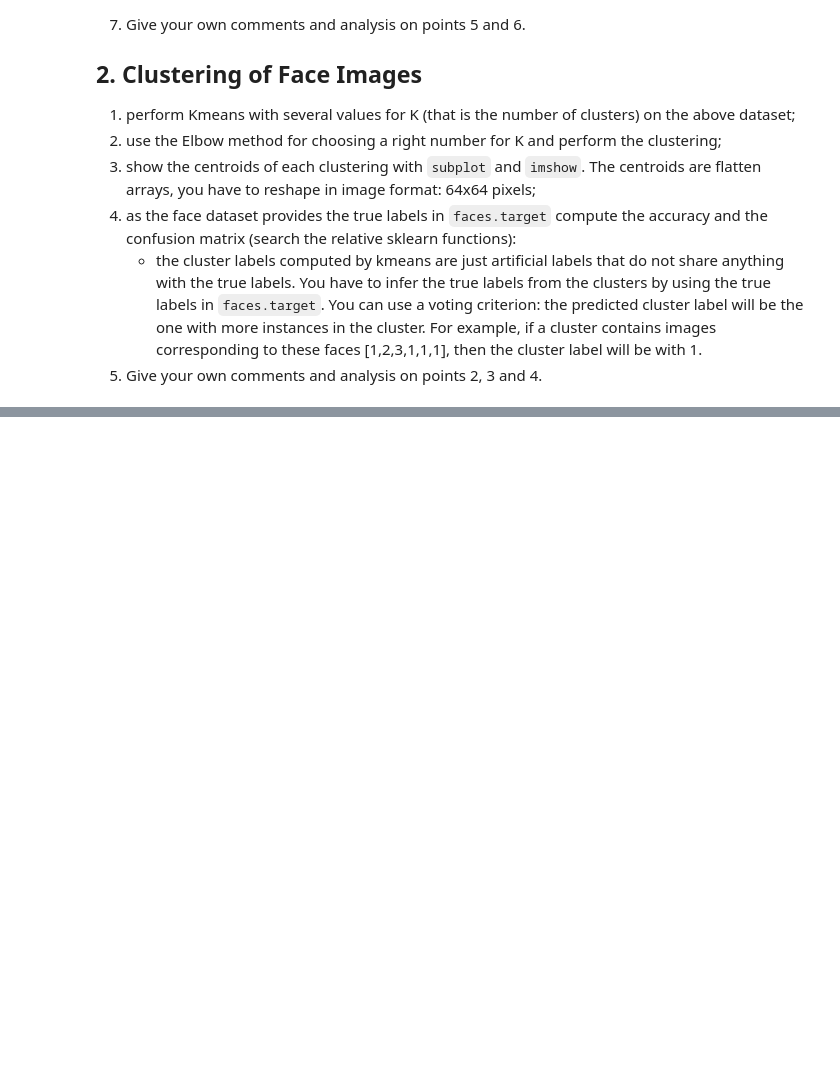
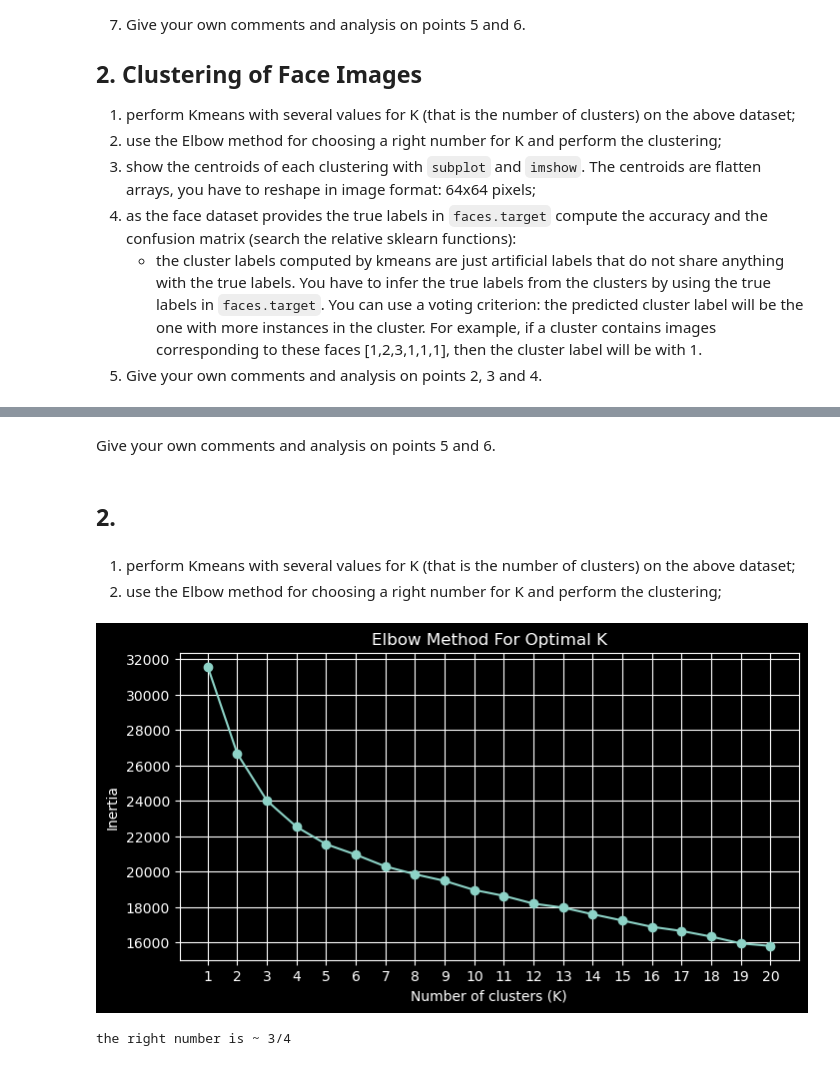
Before and after one commit to massmola/ml-assignments, a Jupyter notebook: Assignment2_group3.ipynb, the cells around one changed output, grey strips where cells are left out. Cells and saved outputs as stored; diff of their text form; code cells hidden in the pictures; blank space fills up the shorter version.

```diff
--- a/Assignment2_group3.ipynb
+++ b/Assignment2_group3.ipynb
@@ -24,0 +156,34 @@ The assignment is related to the face recognition problem: train a SVM to recogn
+# %% [markdown]
+Give your own comments and analysis on points 5 and 6.
+# %% [markdown]
+## 2.
+# %% [markdown]
+1. perform Kmeans with several values for K (that is the number of clusters) on the above dataset;
+2. use the Elbow method for choosing a right number for K and perform the clustering;
+# %%
+from sklearn.cluster import KMeans
+
+import matplotlib.pyplot as plt
+
+# Try different values for K and compute inertia (sum of squared distances to closest cluster center)
+inertia = []
+K_range = range(1, 21)
+for k in K_range:
+    kmeans = KMeans(n_clusters=k, random_state=42, n_init=10)
+    kmeans.fit(faces.data)
+    inertia.append(kmeans.inertia_)
+
+# Plot the Elbow curve
+plt.figure(figsize=(8, 4))
+plt.plot(K_range, inertia, marker='o')
+plt.xlabel('Number of clusters (K)')
+plt.ylabel('Inertia')
+plt.title('Elbow Method For Optimal K')
+plt.xticks(K_range)
+plt.grid(True)
+plt.show()
+
+print('the right number is ~ 3/4')
+# %% [output]
+[figure, added]
+the right number is ~ 3/4
```
Also changed, not shown: parts of 16 cells of this notebook.
